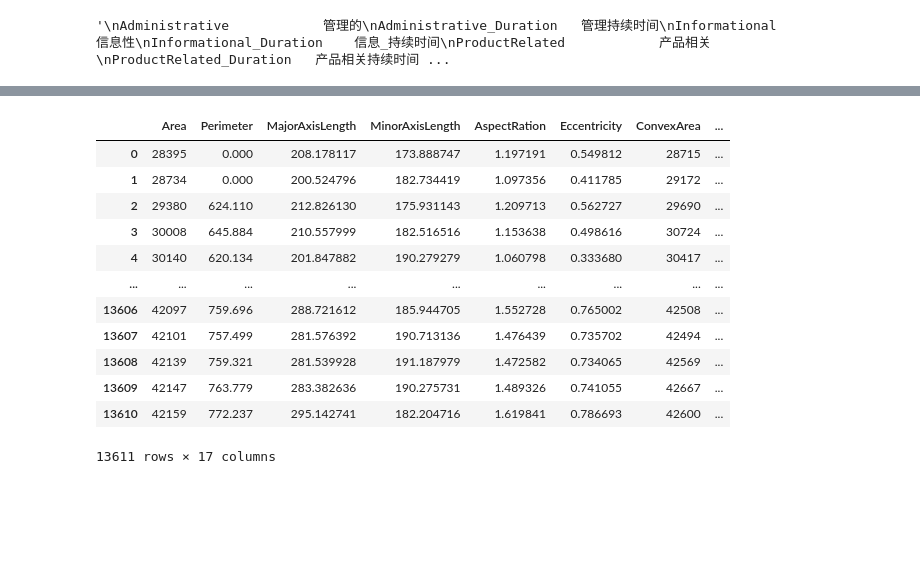
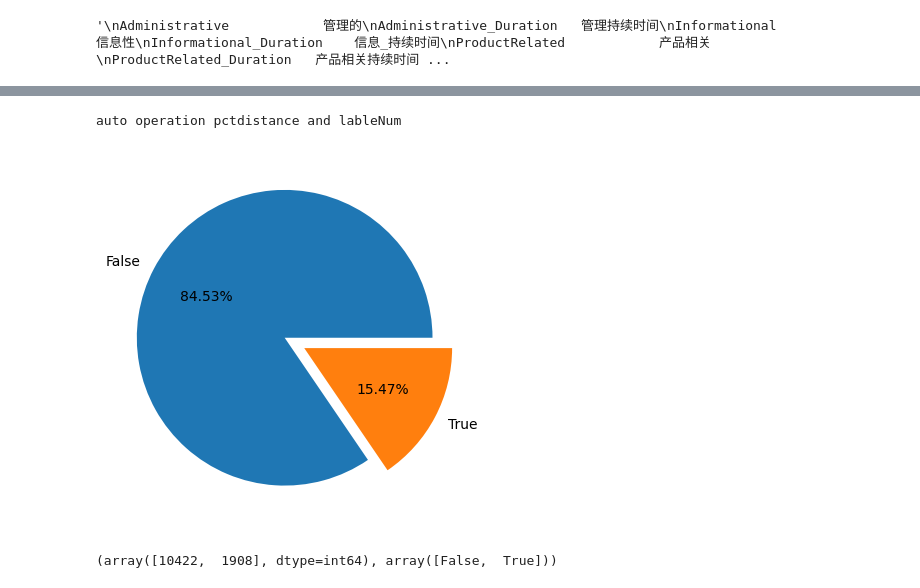
Before and after one commit to lingltang/LML, a Jupyter notebook: tx/02_nlp/basic/TxAnalyze.ipynb, the cells around one changed output, grey strips where cells are left out. Drawn from its saved outputs; the diff is of its cells as text; code cells hidden in the pictures; blank space fills up the shorter version.

```diff
--- a/tx/02_nlp/basic/TxAnalyze.ipynb
+++ b/tx/02_nlp/basic/TxAnalyze.ipynb
@@ -19,6 +19,6 @@ import math
 # %%
 filepath_onlineshop = '../data/onlineShop/online_shoppers_intention.csv'
 filepath_drybean = '../data/DryBeanDataset/Dry_Bean_Dataset.csv'
-# data_df = pd.read_csv(filepath_onlineshop,sep=",")
-data_df = pd.read_csv(filepath_drybean,sep=",",encoding='utf-8')
+data_df = pd.read_csv(filepath_onlineshop,sep=",")
+# data_df = pd.read_csv(filepath_drybean,sep=",",encoding='utf-8')
 # %%
@@ -166,2 +186,0 @@ auto operation pctdistance and lableNum
-# %%
-data_df.iloc[[0,1],[1]] = None
@@ -170,16 +187,6 @@ nullDataList = data_df.isnull().any()# 查看数据是否有空值
-# %%
-data_df.fillna(0)
-# %% [output]
-|  | Area | Perimeter | MajorAxisLength | MinorAxisLength | AspectRation | Eccentricity | ConvexArea | ... |
-| 0 | 28395 | 0.000 | 208.178117 | 173.888747 | 1.197191 | 0.549812 | 28715 | ... |
-| 1 | 28734 | 0.000 | 200.524796 | 182.734419 | 1.097356 | 0.411785 | 29172 | ... |
-| 2 | 29380 | 624.110 | 212.826130 | 175.931143 | 1.209713 | 0.562727 | 29690 | ... |
-| 3 | 30008 | 645.884 | 210.557999 | 182.516516 | 1.153638 | 0.498616 | 30724 | ... |
-| 4 | 30140 | 620.134 | 201.847882 | 190.279279 | 1.060798 | 0.333680 | 30417 | ... |
-| ... | ... | ... | ... | ... | ... | ... | ... | ... |
-| 13606 | 42097 | 759.696 | 288.721612 | 185.944705 | 1.552728 | 0.765002 | 42508 | ... |
-| 13607 | 42101 | 757.499 | 281.576392 | 190.713136 | 1.476439 | 0.735702 | 42494 | ... |
-| 13608 | 42139 | 759.321 | 281.539928 | 191.187979 | 1.472582 | 0.734065 | 42569 | ... |
-| 13609 | 42147 | 763.779 | 283.382636 | 190.275731 | 1.489326 | 0.741055 | 42667 | ... |
-| 13610 | 42159 | 772.237 | 295.142741 | 182.204716 | 1.619841 | 0.786693 | 42600 | ... |
-13611 rows × 17 columns
+# %%
+getOneDataPie(data_df,-1)
+# %% [output]
+auto operation pctdistance and lableNum
+[figure, added]
+(array([10422,  1908], dtype=int64), array([False,  True]))
```
Also changed, not shown: parts of 9 cells of this notebook.
